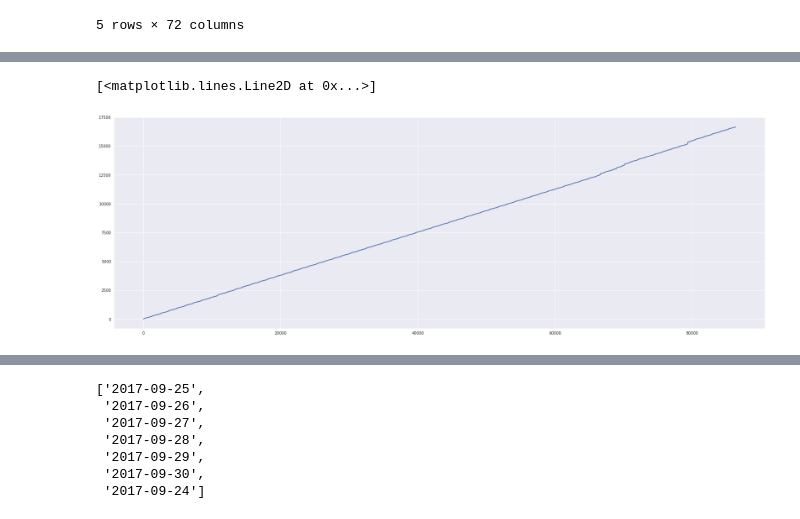
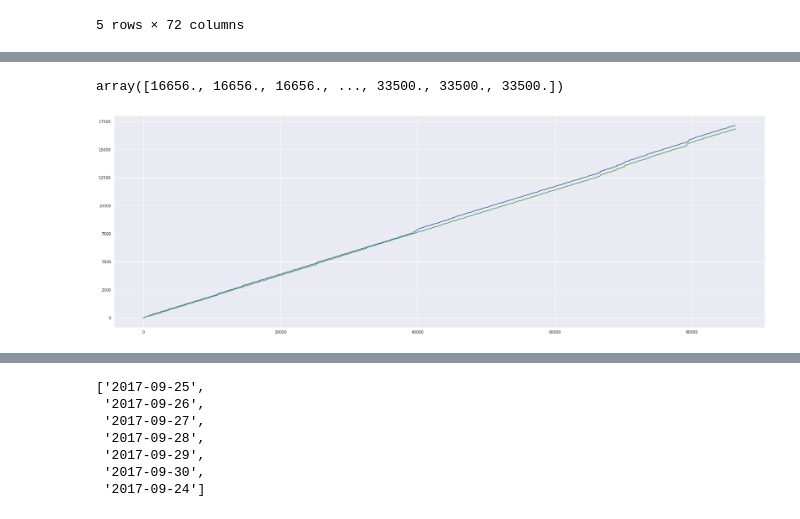
Before and after one commit to TheAmazonLogTeam/LogKiller, a Jupyter notebook: test_intensity_processus.ipynb, the cells around one changed output, grey strips where cells are left out. Cells and saved outputs as stored; diff of their text form; code cells hidden in the pictures.

```diff
--- a/test_intensity_processus.ipynb
+++ b/test_intensity_processus.ipynb
@@ -300,3 +276,10 @@ ValueError: operands could not be broadcast together with shapes (840,) (900,)
+# %%
+server_profile.distribution[0].remove(np.inf)
+server_profile.distribution[1].remove(np.inf)
+server_profile.distribution[2].remove(np.inf)
+server_profile.distribution[3].remove(np.inf)
+server_profile.distribution[4].remove(np.inf)
+server_profile.distribution[5].remove(np.inf)
 # %%
 # distribution jour
 import calendar
@@ -326,0 +310,7 @@ WARNING:matplotlib.legend:No handles with labels found to put in legend.
+# %%
+data = df_log[date_train[1]]
+# %%
+data.index = pd.to_datetime(data.timestamp, format='%Y-%m-%d %H:%M:%S')
+data_rs= data.drop(data.columns[1:len(data.columns) - 1], axis=1)
+d_min = data[date_train[1]].resample('1S').count().cumsum()['timestamp'].values
+d_min = pd.DataFrame(d_min, columns=['intensity'])
@@ -327,6 +330,15 @@ WARNING:matplotlib.legend:No handles with labels found to put in legend.
+# %%
+mask = (server_profile.server_profile['qvipnbdora04_general'].profile.index.weekday == 0) & (server_profile.server_profile['qvipnbdora04_general'].profile.index.hour <= 2)
+start_date = server_profile.server_profile['qvipnbdora04_general'].profile.loc[mask,'timestamp'].index[0]
+# %%
+server_profile.server_profile['qvipnbdora04_general'].profile.loc[start_date: start_date + dt.timedelta(seconds=3600*24),'timestamp'].values
+# %% [output]
+array([16656., 16656., 16656., ..., 33500., 33500., 33500.])
 # %%
 plt.figure(figsize=(30,10))
-plt.plot(server_profile.server_profile['qvipnbdora04_general'].profile.loc[24*3600*6:,'intensity'].values-server_profile.server_profile['qvipnbdora04_general'].profile.loc[24*3600*6-1,'intensity'])
+plt.plot(d_min.loc[:3600*24,'intensity'])
+plt.plot(server_profile.server_profile['qvipnbdora04_general'].profile.loc[start_date: start_date + dt.timedelta(seconds=3600*24),'timestamp'].values
+         -server_profile.server_profile['qvipnbdora04_general'].profile.loc[start_date-dt.timedelta(seconds=1), 'timestamp'])
+plt.show()
 # %% [output]
-[<matplotlib.lines.Line2D at 0x...>]
-[figure, old version]
+[figure, new version]
```
Also changed, not shown: parts of 16 cells of this notebook, 2 other files.
